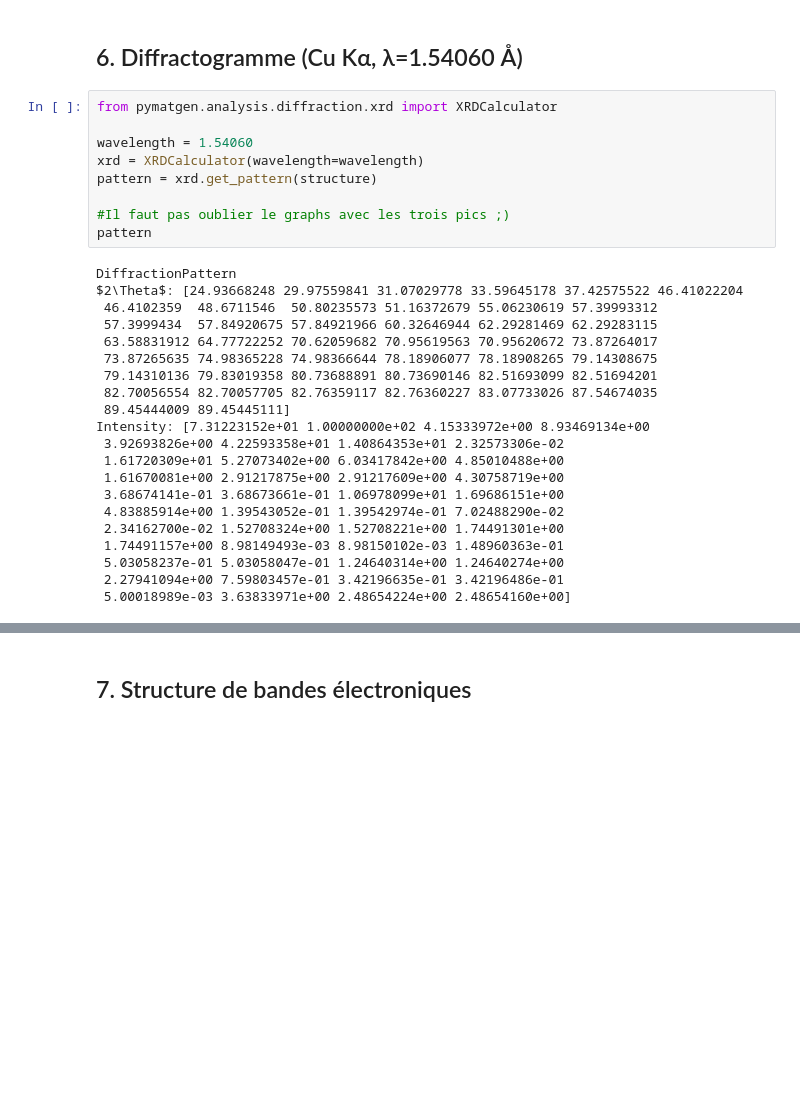
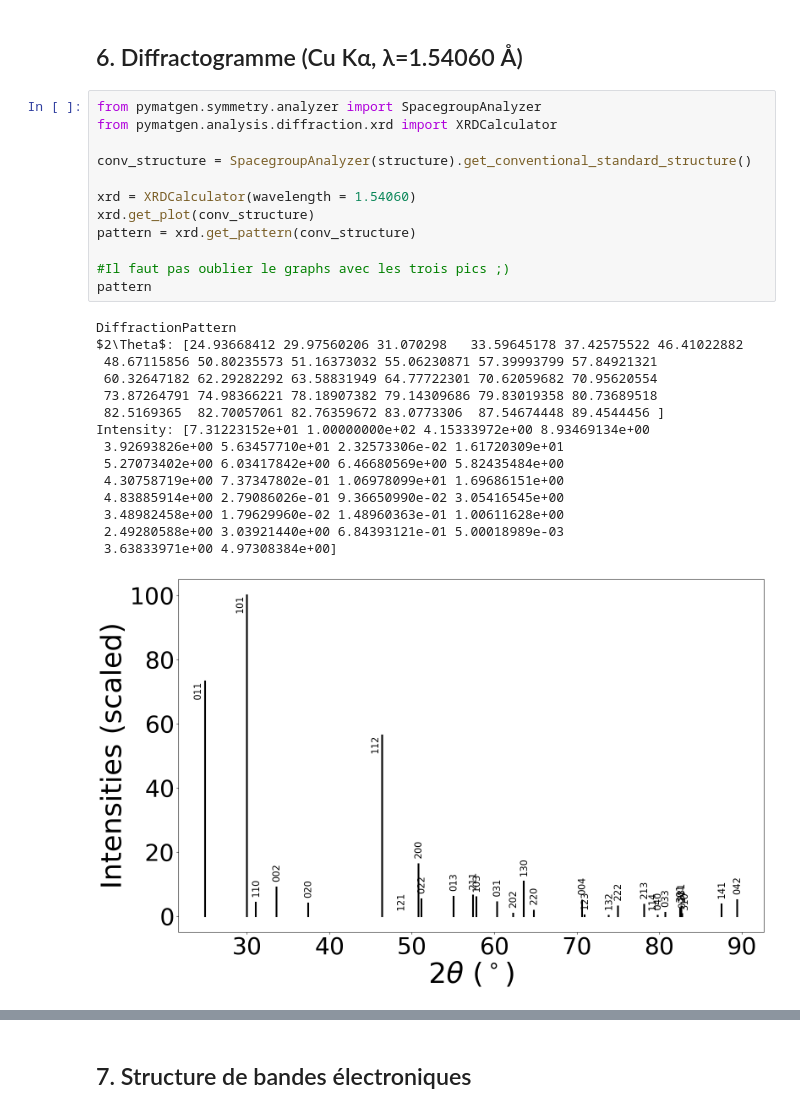
Before and after one commit to yousyou/Projet-LMAPR1492, a Jupyter notebook: notebook_materiaux.ipynb, the cells around one changed output, grey strips where cells are left out. Drawn from its saved outputs; the diff is of its cells as text; blank space fills up the shorter version.

```diff
--- a/notebook_materiaux.ipynb
+++ b/notebook_materiaux.ipynb
@@ -1849,32 +432,30 @@ plot_brillouin_zone(lattice.reciprocal_lattice)
 # %% [markdown]
 ## 6. Diffractogramme (Cu Kα, λ=1.54060 Å)
 # %%
+from pymatgen.symmetry.analyzer import SpacegroupAnalyzer
 from pymatgen.analysis.diffraction.xrd import XRDCalculator
 
-wavelength = 1.54060
-xrd = XRDCalculator(wavelength=wavelength)
-pattern = xrd.get_pattern(structure)
+conv_structure = SpacegroupAnalyzer(structure).get_conventional_standard_structure()
+
+xrd = XRDCalculator(wavelength = 1.54060)
+xrd.get_plot(conv_structure)
+pattern = xrd.get_pattern(conv_structure)
 
 #Il faut pas oublier le graphs avec les trois pics ;)
 pattern
 # %% [output]
 DiffractionPattern
-$2\Theta$: [24.93668248 29.97559841 31.07029778 33.59645178 37.42575522 46.41022204
- 46.4102359  48.6711546  50.80235573 51.16372679 55.06230619 57.39993312
- 57.3999434  57.84920675 57.84921966 60.32646944 62.29281469 62.29283115
- 63.58831912 64.77722252 70.62059682 70.95619563 70.95620672 73.87264017
- 73.87265635 74.98365228 74.98366644 78.18906077 78.18908265 79.14308675
- 79.14310136 79.83019358 80.73688891 80.73690146 82.51693099 82.51694201
- 82.70056554 82.70057705 82.76359117 82.76360227 83.07733026 87.54674035
- 89.45444009 89.45445111]
+$2\Theta$: [24.93668412 29.97560206 31.070298   33.59645178 37.42575522 46.41022882
+ 48.67115856 50.80235573 51.16373032 55.06230871 57.39993799 57.84921321
+ 60.32647182 62.29282292 63.58831949 64.77722301 70.62059682 70.95620554
+ 73.87264791 74.98366221 78.18907382 79.14309686 79.83019358 80.73689518
+ 82.5169365  82.70057061 82.76359672 83.0773306  87.54674448 89.4544456 ]
 Intensity: [7.31223152e+01 1.00000000e+02 4.15333972e+00 8.93469134e+00
- 3.92693826e+00 4.22593358e+01 1.40864353e+01 2.32573306e-02
- 1.61720309e+01 5.27073402e+00 6.03417842e+00 4.85010488e+00
- 1.61670081e+00 2.91217875e+00 2.91217609e+00 4.30758719e+00
- 3.68674141e-01 3.68673661e-01 1.06978099e+01 1.69686151e+00
- 4.83885914e+00 1.39543052e-01 1.39542974e-01 7.02488290e-02
- 2.34162700e-02 1.52708324e+00 1.52708221e+00 1.74491301e+00
- 1.74491157e+00 8.98149493e-03 8.98150102e-03 1.48960363e-01
- 5.03058237e-01 5.03058047e-01 1.24640314e+00 1.24640274e+00
- 2.27941094e+00 7.59803457e-01 3.42196635e-01 3.42196486e-01
- 5.00018989e-03 3.63833971e+00 2.48654224e+00 2.48654160e+00]
+ 3.92693826e+00 5.63457710e+01 2.32573306e-02 1.61720309e+01
+ 5.27073402e+00 6.03417842e+00 6.46680569e+00 5.82435484e+00
+ 4.30758719e+00 7.37347802e-01 1.06978099e+01 1.69686151e+00
+ 4.83885914e+00 2.79086026e-01 9.36650990e-02 3.05416545e+00
+ 3.48982458e+00 1.79629960e-02 1.48960363e-01 1.00611628e+00
+ 2.49280588e+00 3.03921440e+00 6.84393121e-01 5.00018989e-03
+ 3.63833971e+00 4.97308384e+00]
+[figure, added]
```
Also changed, not shown: parts of 21 cells of this notebook, 2 other files.
